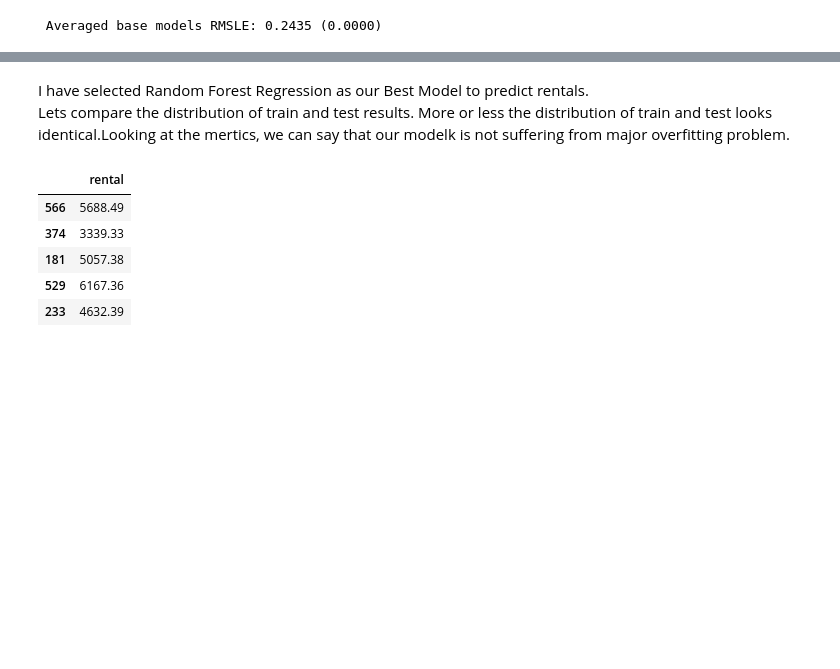
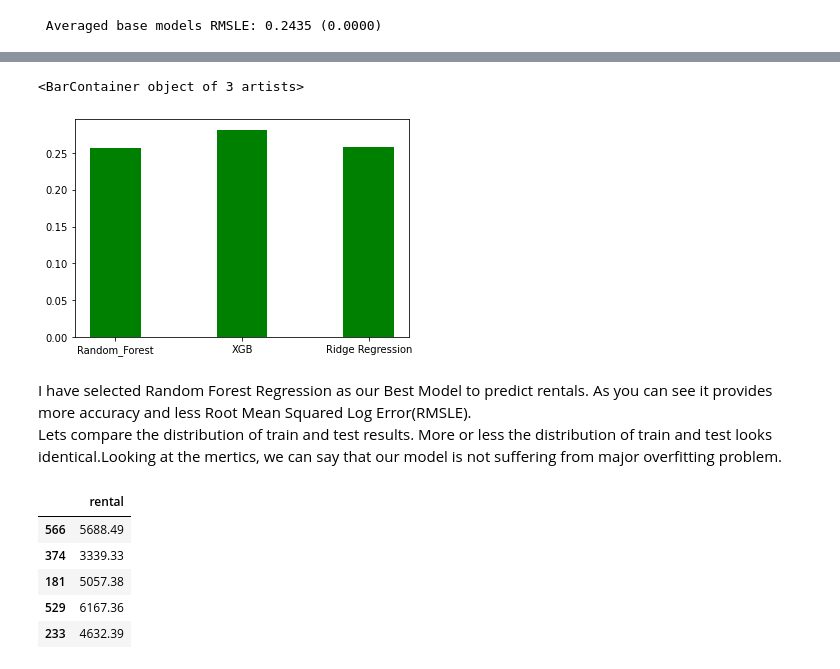
Before and after one commit to anujpatel96/TDI-Rental-Prediction, a Jupyter notebook: Rental_Predictions.ipynb, the cells around one changed output, grey strips where cells are left out. Cells and saved outputs as stored; diff of their text form; code cells hidden in the pictures; blank space fills up the shorter version.

```diff
--- a/Rental_Predictions.ipynb
+++ b/Rental_Predictions.ipynb
@@ -986,6 +1013,15 @@ print(" Averaged base models RMSLE: {:.4f} ({:.4f})\n".format(score.mean(), scor
+# %%
+rrf = rmsle_cv(rf)
+rxgb = rmsle_cv(xgb)
+rrg = rmsle_cv(rg)
+# %%
+plt.bar(['Random_Forest', 'XGB', 'Ridge Regression'], [rrf,rxgb,rrg], width = 0.4, color = 'green')
+# %% [output]
+<BarContainer object of 3 artists>
+[figure, added]
 # %% [markdown]
-I have selected Random Forest Regression as our Best Model to predict rentals.
-<br>Lets compare the distribution of train and test results. More or less the distribution of train and test looks identical.Looking at the mertics, we can say that our modelk is not suffering from major overfitting problem.
+I have selected Random Forest Regression as our Best Model to predict rentals. As you can see it provides more accuracy and less Root Mean Squared Log Error(RMSLE).
+<br>Lets compare the distribution of train and test results. More or less the distribution of train and test looks identical.Looking at the mertics, we can say that our model is not suffering from major overfitting problem.
 # %%
 test_predicted = rf.predict(x_test)
 pd.DataFrame(test_predicted,index = y_test.index,columns=['rental']).head(5)
```
Also changed, not shown: parts of 16 cells of this notebook.
